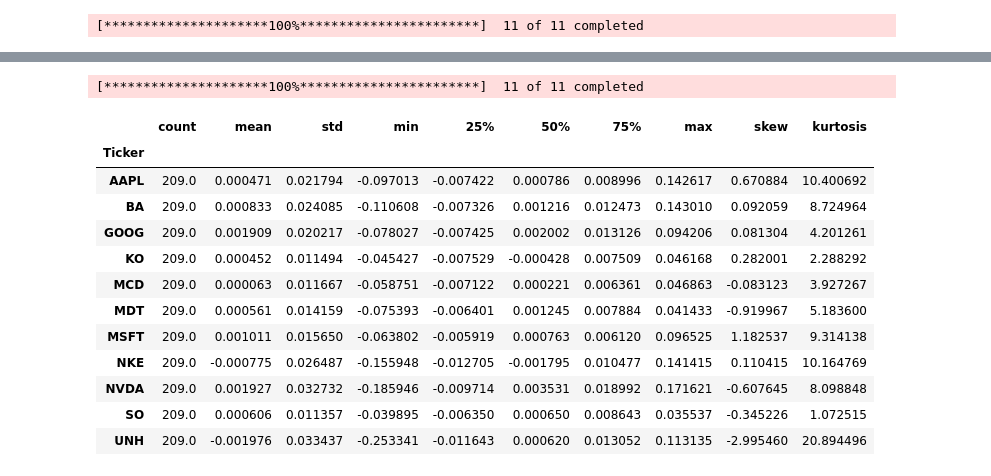
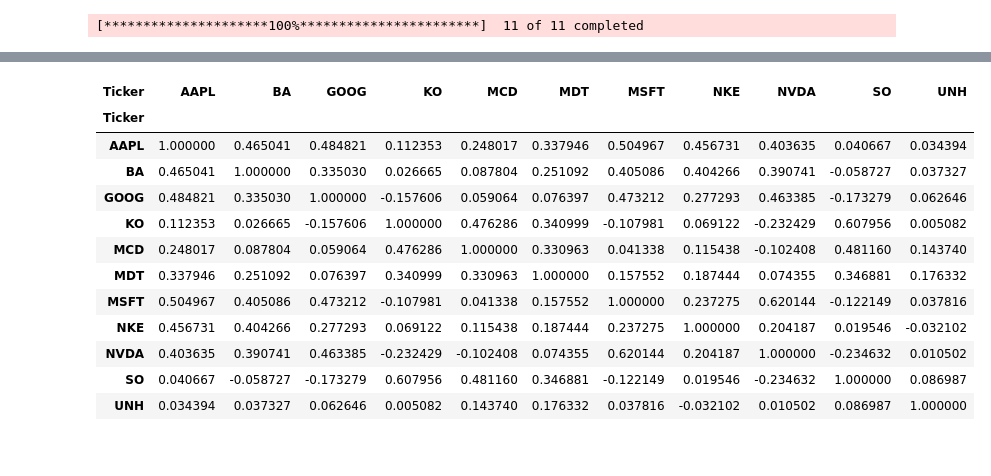
Before and after one commit to wildanlevitt/16B_BullFolio, a Jupyter notebook: FinalProjectJosephNotebook.ipynb, the cells around one changed output, grey strips where cells are left out. Cells and saved outputs as stored; diff of their text form; code cells hidden in the pictures.

```diff
--- a/FinalProjectJosephNotebook.ipynb
+++ b/FinalProjectJosephNotebook.ipynb
@@ -203,27 +276,25 @@ fig.show()
 # %%
-test.change_timePeriod('ytd')
-returns = test.getLogReturnHistory().dropna()
+returns = test.getLogChangeHistory('Close').dropna()
 summary_stats = returns.describe().T
 summary_stats['skew'] = returns.skew()
 summary_stats['kurtosis'] = returns.kurtosis()
 corr_matrix = returns.corr()
 cov_matrix = returns.cov()
-summary_stats
+corr_matrix
 # %% [output]
-[*********************100%***********************]  11 of 11 completed
-|  | count | mean | std | min | 25% | 50% | 75% | max | skew | kurtosis |
-| Ticker |  |  |  |  |  |  |  |  |  |  |
-| AAPL | 209.0 | 0.000471 | 0.021794 | -0.097013 | -0.007422 | 0.000786 | 0.008996 | 0.142617 | 0.670884 | 10.400692 |
-| BA | 209.0 | 0.000833 | 0.024085 | -0.110608 | -0.007326 | 0.001216 | 0.012473 | 0.143010 | 0.092059 | 8.724964 |
-| GOOG | 209.0 | 0.001909 | 0.020217 | -0.078027 | -0.007425 | 0.002002 | 0.013126 | 0.094206 | 0.081304 | 4.201261 |
-| KO | 209.0 | 0.000452 | 0.011494 | -0.045427 | -0.007529 | -0.000428 | 0.007509 | 0.046168 | 0.282001 | 2.288292 |
-| MCD | 209.0 | 0.000063 | 0.011667 | -0.058751 | -0.007122 | 0.000221 | 0.006361 | 0.046863 | -0.083123 | 3.927267 |
-| MDT | 209.0 | 0.000561 | 0.014159 | -0.075393 | -0.006401 | 0.001245 | 0.007884 | 0.041433 | -0.919967 | 5.183600 |
-| MSFT | 209.0 | 0.001011 | 0.015650 | -0.063802 | -0.005919 | 0.000763 | 0.006120 | 0.096525 | 1.182537 | 9.314138 |
-| NKE | 209.0 | -0.000775 | 0.026487 | -0.155948 | -0.012705 | -0.001795 | 0.010477 | 0.141415 | 0.110415 | 10.164769 |
-| NVDA | 209.0 | 0.001927 | 0.032732 | -0.185946 | -0.009714 | 0.003531 | 0.018992 | 0.171621 | -0.607645 | 8.098848 |
-| SO | 209.0 | 0.000606 | 0.011357 | -0.039895 | -0.006350 | 0.000650 | 0.008643 | 0.035537 | -0.345226 | 1.072515 |
-| UNH | 209.0 | -0.001976 | 0.033437 | -0.253341 | -0.011643 | 0.000620 | 0.013052 | 0.113135 | -2.995460 | 20.894496 |
+| Ticker | AAPL | BA | GOOG | KO | MCD | MDT | MSFT | NKE | NVDA | SO | UNH |
+| Ticker |  |  |  |  |  |  |  |  |  |  |  |
+| AAPL | 1.000000 | 0.465041 | 0.484821 | 0.112353 | 0.248017 | 0.337946 | 0.504967 | 0.456731 | 0.403635 | 0.040667 | 0.034394 |
+| BA | 0.465041 | 1.000000 | 0.335030 | 0.026665 | 0.087804 | 0.251092 | 0.405086 | 0.404266 | 0.390741 | -0.058727 | 0.037327 |
+| GOOG | 0.484821 | 0.335030 | 1.000000 | -0.157606 | 0.059064 | 0.076397 | 0.473212 | 0.277293 | 0.463385 | -0.173279 | 0.062646 |
+| KO | 0.112353 | 0.026665 | -0.157606 | 1.000000 | 0.476286 | 0.340999 | -0.107981 | 0.069122 | -0.232429 | 0.607956 | 0.005082 |
+| MCD | 0.248017 | 0.087804 | 0.059064 | 0.476286 | 1.000000 | 0.330963 | 0.041338 | 0.115438 | -0.102408 | 0.481160 | 0.143740 |
+| MDT | 0.337946 | 0.251092 | 0.076397 | 0.340999 | 0.330963 | 1.000000 | 0.157552 | 0.187444 | 0.074355 | 0.346881 | 0.176332 |
+| MSFT | 0.504967 | 0.405086 | 0.473212 | -0.107981 | 0.041338 | 0.157552 | 1.000000 | 0.237275 | 0.620144 | -0.122149 | 0.037816 |
+| NKE | 0.456731 | 0.404266 | 0.277293 | 0.069122 | 0.115438 | 0.187444 | 0.237275 | 1.000000 | 0.204187 | 0.019546 | -0.032102 |
+| NVDA | 0.403635 | 0.390741 | 0.463385 | -0.232429 | -0.102408 | 0.074355 | 0.620144 | 0.204187 | 1.000000 | -0.234632 | 0.010502 |
+| SO | 0.040667 | -0.058727 | -0.173279 | 0.607956 | 0.481160 | 0.346881 | -0.122149 | 0.019546 | -0.234632 | 1.000000 | 0.086987 |
+| UNH | 0.034394 | 0.037327 | 0.062646 | 0.005082 | 0.143740 | 0.176332 | 0.037816 | -0.032102 | 0.010502 | 0.086987 | 1.000000 |
 # %%
 plt.figure(figsize=(10, 8))
 sns.heatmap(corr_matrix, annot=True, cmap='coolwarm', center=0)
```
Also changed, not shown: parts of 41 cells of this notebook.
